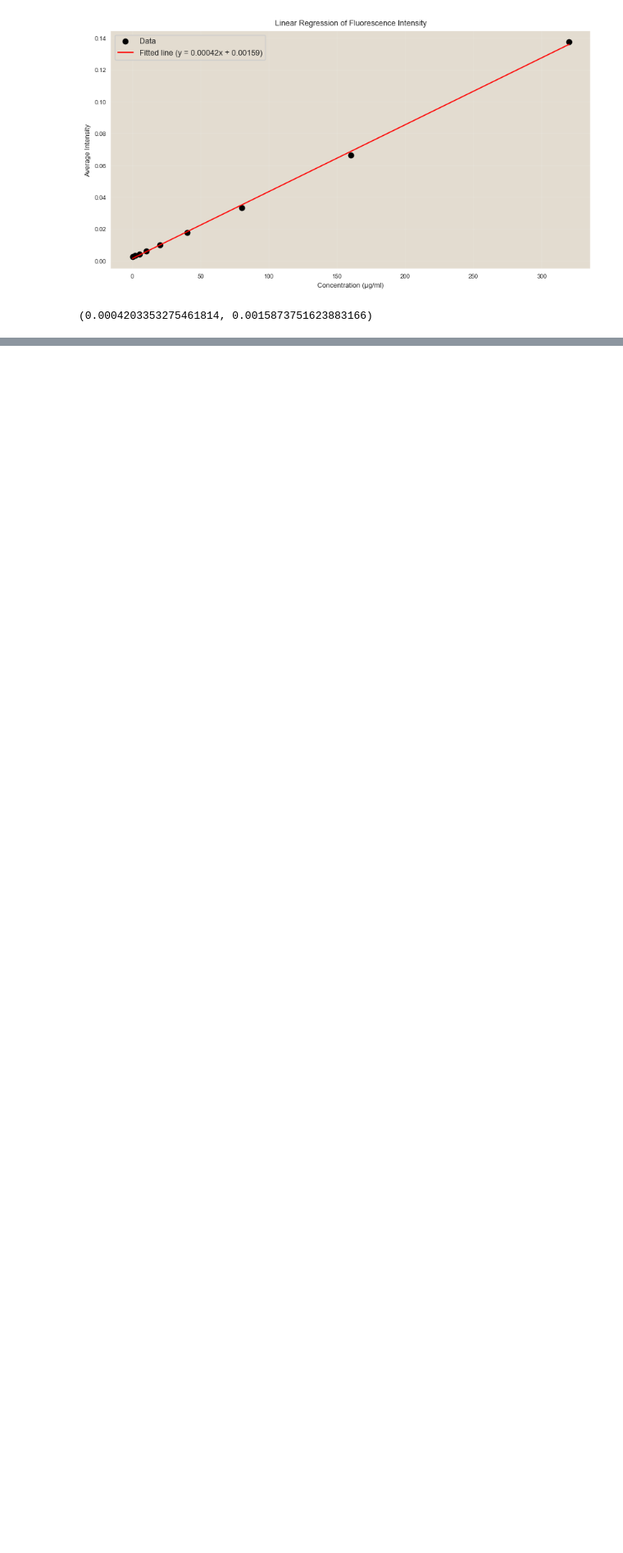
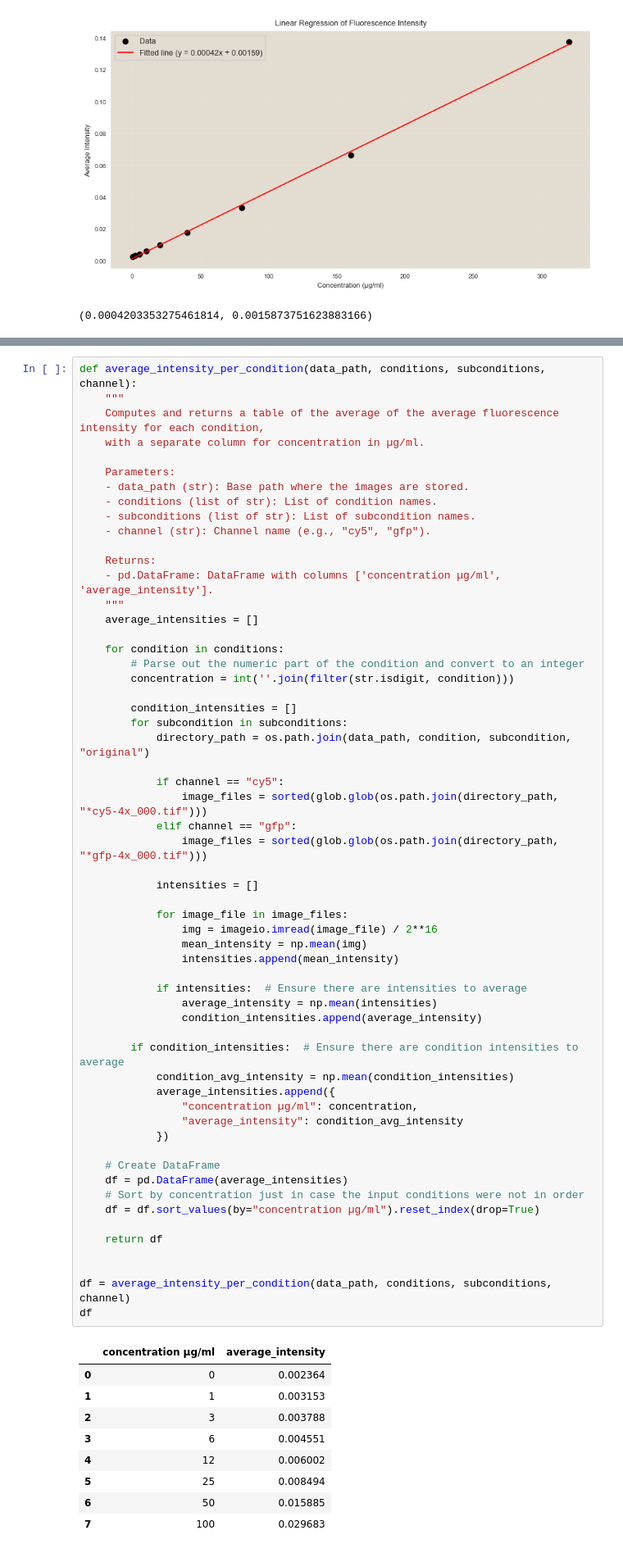
Before and after one commit to dalarios/activedrops, a Jupyter notebook: code/exploratory/040224-calibration-yfp.ipynb, the cells around one changed output, grey strips where cells are left out. Shown: that part at 82% size. Drawn from its saved outputs; the diff is of its cells as text; blank space fills up the shorter version.

```diff
--- a/code/exploratory/040224-calibration-yfp.ipynb
+++ b/code/exploratory/040224-calibration-yfp.ipynb
@@ -184,0 +233,68 @@ slope, intercept = linear_regression_with_plot(df)
+# %%
+def average_intensity_per_condition(data_path, conditions, subconditions, channel):
+    """
+    Computes and returns a table of the average of the average fluorescence intensity for each condition,
+    with a separate column for concentration in µg/ml.
+
+    Parameters:
+    - data_path (str): Base path where the images are stored.
+    - conditions (list of str): List of condition names.
+    - subconditions (list of str): List of subcondition names.
+    - channel (str): Channel name (e.g., "cy5", "gfp").
+
+    Returns:
+    - pd.DataFrame: DataFrame with columns ['concentration µg/ml', 'average_intensity'].
+    """
+    average_intensities = []
+
+    for condition in conditions:
+        # Parse out the numeric part of the condition and convert to an integer
+        concentration = int(''.join(filter(str.isdigit, condition)))
+
+        condition_intensities = []
+        for subcondition in subconditions:
+            directory_path = os.path.join(data_path, condition, subcondition, "original")
+
+            if channel == "cy5":
+                image_files = sorted(glob.glob(os.path.join(directory_path, "*cy5-4x_000.tif")))
+            elif channel == "gfp":
+                image_files = sorted(glob.glob(os.path.join(directory_path, "*gfp-4x_000.tif")))
+
+            intensities = []
+
+            for image_file in image_files:
+                img = imageio.imread(image_file) / 2**16
+                mean_intensity = np.mean(img)
+                intensities.append(mean_intensity)
+
+            if intensities:  # Ensure there are intensities to average
+                average_intensity = np.mean(intensities)
+                condition_intensities.append(average_intensity)
+
+        if condition_intensities:  # Ensure there are condition intensities to average
+            condition_avg_intensity = np.mean(condition_intensities)
+            average_intensities.append({
+                "concentration µg/ml": concentration,
+                "average_intensity": condition_avg_intensity
+            })
+
+    # Create DataFrame
+    df = pd.DataFrame(average_intensities)
+    # Sort by concentration just in case the input conditions were not in order
+    df = df.sort_values(by="concentration µg/ml").reset_index(drop=True)
+
+    return df
+
+
+df = average_intensity_per_condition(data_path, conditions, subconditions, channel)
+df
+# %% [output]
+|  | concentration µg/ml | average_intensity |
+| 0 | 0 | 0.002364 |
+| 1 | 1 | 0.003153 |
+| 2 | 3 | 0.003788 |
+| 3 | 6 | 0.004551 |
+| 4 | 12 | 0.006002 |
+| 5 | 25 | 0.008494 |
+| 6 | 50 | 0.015885 |
+| 7 | 100 | 0.029683 |
```
Also changed, not shown: parts of 7 cells of this notebook, 6 other files.
